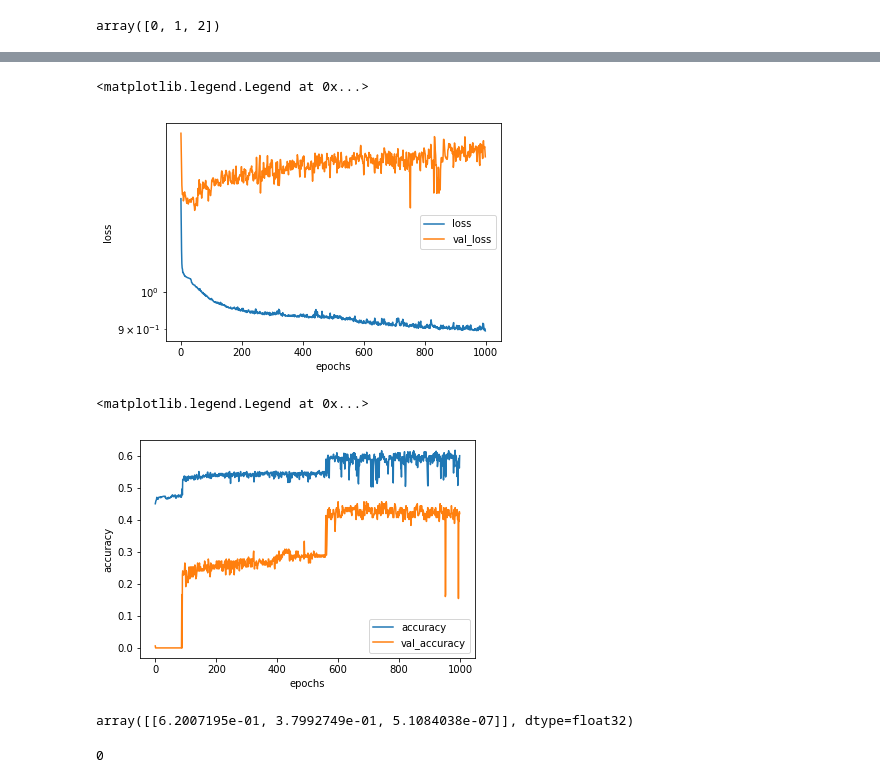
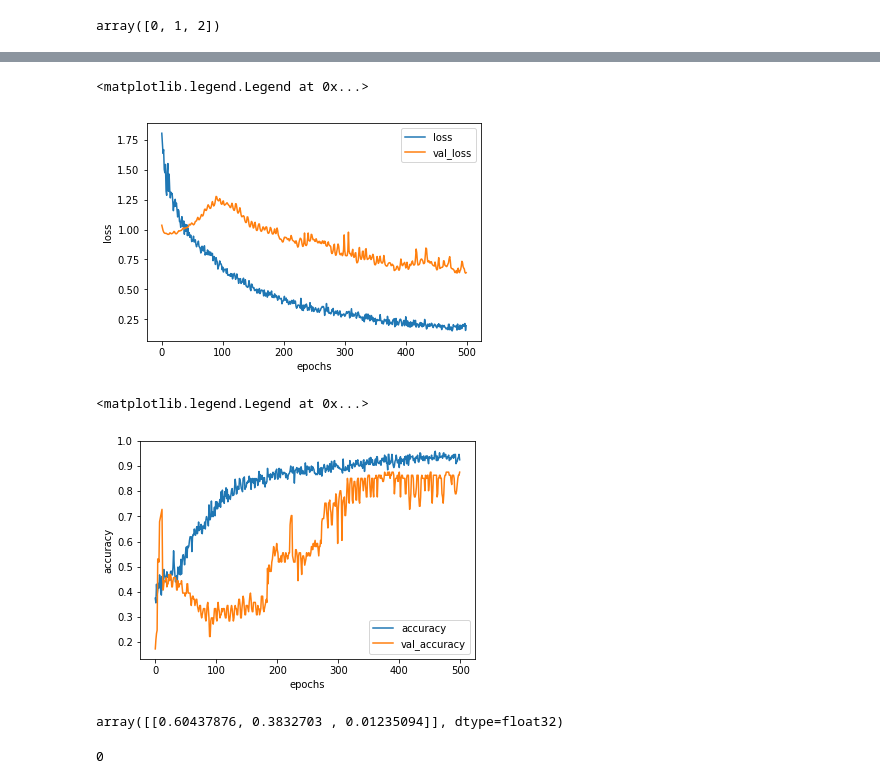
Before and after one commit to DJCordhose/ux-by-tfjs, a Jupyter notebook: notebooks/rnn-model.ipynb, the cells around one changed output, grey strips where cells are left out. Drawn from its saved outputs; the diff is of its cells as text; code cells hidden in the pictures.

```diff
--- a/notebooks/rnn-model.ipynb
+++ b/notebooks/rnn-model.ipynb
@@ -89,14 +90,16 @@ def make_chunks(list_to_chunk, chunk_size):
 # %%
 import numpy as np
 
-CHUNK_SIZE = 50
-SEGMENTS = 4
+CHUNK_SIZE = 25
+# only use the final segments
+SEGMENTS = 2
 
 X_expanded = []
 y_expanded = []
 
 for x_el, y_el in zip(X, y):
     chunks = list(make_chunks(x_el, CHUNK_SIZE))
+    chunks = chunks[len(chunks) - SEGMENTS:]
     labels = [y_el] * SEGMENTS
     for seq, label in zip(chunks, labels):
         X_expanded.append(seq)
@@ -152,8 +155,12 @@ n_steps = len(X_expanded[0])
 n_features = len(X_expanded[0][0])
 n_buttons = 3
 
-# define model
 model = Sequential()
-model.add(GRU(units=50, activation='tanh', input_shape=(n_steps, n_features), name="RNN_Input"))
+model.add(GRU(units=50, activation='tanh', input_shape=(n_steps, n_features), name="RNN_Input",
+# recurrent_dropout makes things slow
+#               dropout=0.1, recurrent_dropout=0.1))
+                dropout=0.1))
+# model.add(GRU(units=50, activation='tanh', input_shape=(n_steps, n_features), name="RNN_Input"))
+model.add(BatchNormalization())
 model.add(Dense(units=n_buttons, name='softmax', activation='softmax'))
 model.compile(optimizer='adam', loss='sparse_categorical_crossentropy', metrics=['accuracy'])
@@ -160,7 +172,7 @@ model.compile(optimizer='adam', loss='sparse_categorical_crossentropy', metrics=
 # %%
 %%time
 
-EPOCHS = 1000
+EPOCHS = 500
 BATCH_SIZE = 200
 
 history = model.fit(X_expanded, y_expanded,
@@ -177,19 +189,19 @@ accuracy
 # %%
 %matplotlib inline
 
 import matplotlib.pyplot as plt
 
-plt.yscale('log')
+# plt.yscale('log')
 plt.ylabel('loss')
 plt.xlabel('epochs')
 
 plt.plot(history.history['loss'])
 plt.plot(history.history['val_loss'])
 
 plt.legend(['loss', 'val_loss'])
 # %% [output]
 <matplotlib.legend.Legend at 0x...>
-[figure, old version]
+[figure, new version]
 # %%
 plt.ylabel('accuracy')
 plt.xlabel('epochs')
@@ -200,11 +212,11 @@ plt.plot(history.history['val_accuracy'])
 plt.legend(['accuracy', 'val_accuracy'])
 # %% [output]
 <matplotlib.legend.Legend at 0x...>
-[figure, old version]
+[figure, new version]
 # %%
 model.predict([[X_expanded[0]]])
 # %% [output]
-array([[6.2007195e-01, 3.7992749e-01, 5.1084038e-07]], dtype=float32)
+array([[0.60437876, 0.3832703 , 0.01235094]], dtype=float32)
 # %%
 model.predict([[X_expanded[0]]]).argmax()
 # %% [output]
```
Also changed, not shown: parts of 9 cells of this notebook, 8 other files.
